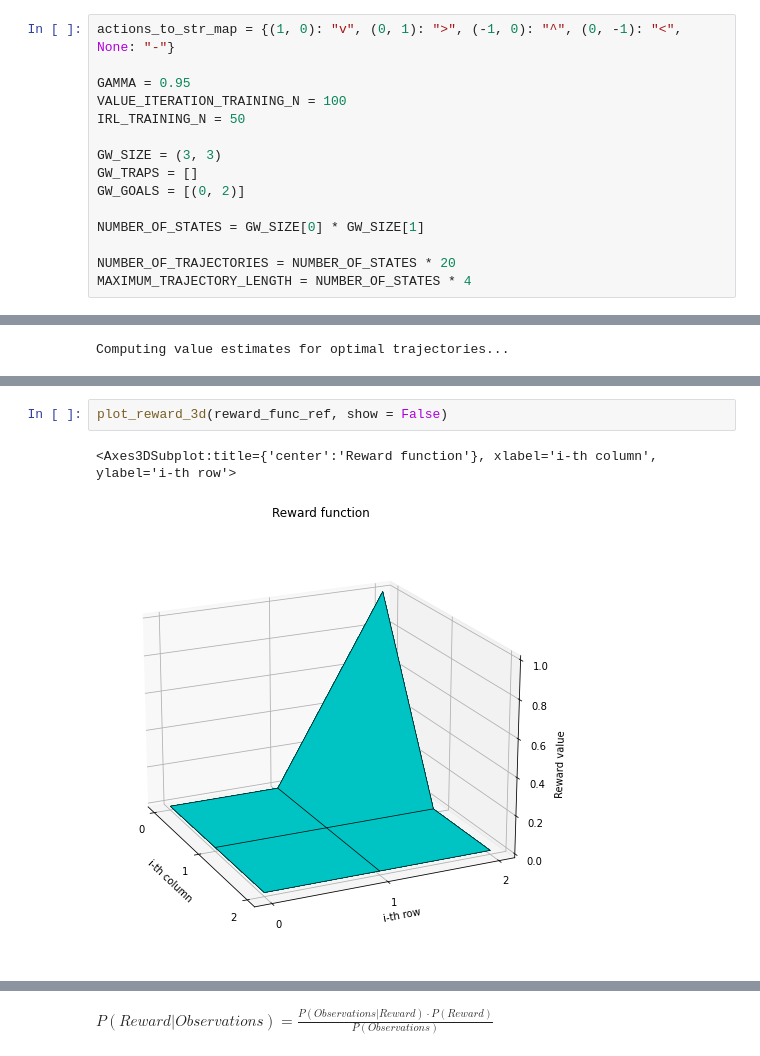
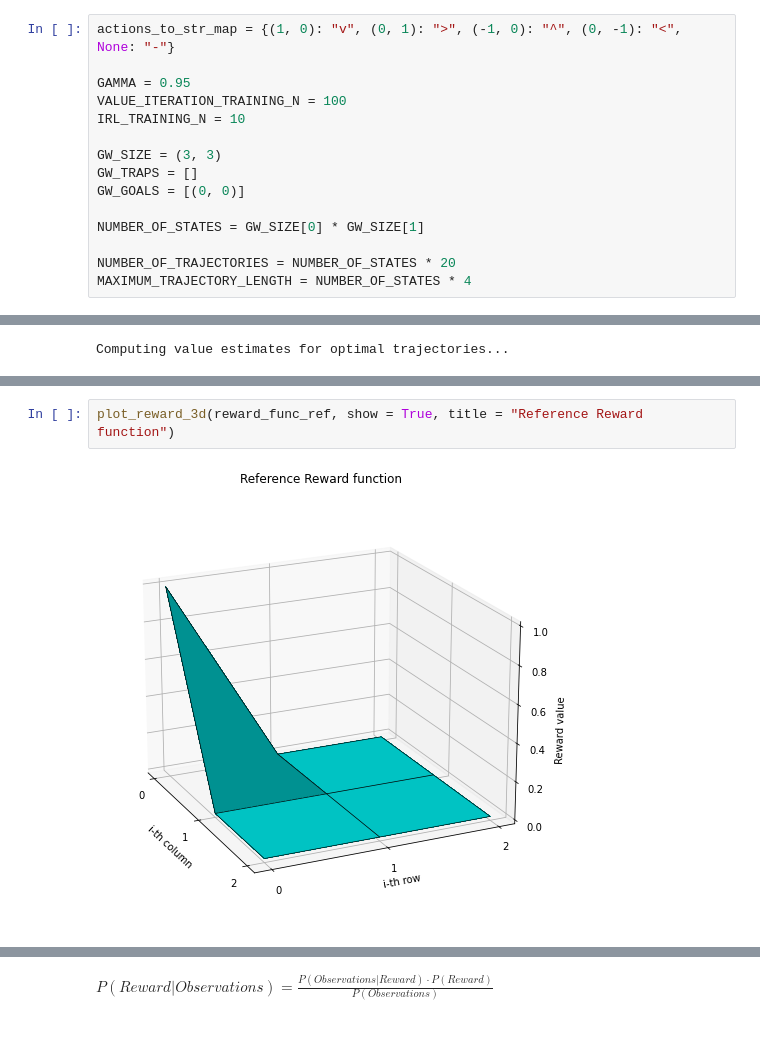
Before and after one commit to NiklasAndMaxRL/IRL_project, a Jupyter notebook: Presentation.ipynb, the cells around one changed output, grey strips where cells are left out. Saved outputs shown, nothing was run; the diff lists cells and outputs as text.

```diff
--- a/Presentation.ipynb
+++ b/Presentation.ipynb
@@ -560,11 +577,11 @@ actions_to_str_map = {(1, 0): "v", (0, 1): ">", (-1, 0): "^", (0, -1): "<", None
 
 GAMMA = 0.95
 VALUE_ITERATION_TRAINING_N = 100
-IRL_TRAINING_N = 50
+IRL_TRAINING_N = 10
 
 GW_SIZE = (3, 3)
 GW_TRAPS = []
-GW_GOALS = [(0, 2)]
+GW_GOALS = [(0, 0)]
 
 NUMBER_OF_STATES = GW_SIZE[0] * GW_SIZE[1]
 
@@ -757,8 +774,7 @@ Policy:
 ============================================================
 ============================================================
 # %%
-plot_reward_3d(reward_func_ref, show = False)
+plot_reward_3d(reward_func_ref, show = True, title = "Reference Reward function")
 # %% [output]
-<Axes3DSubplot:title={'center':'Reward function'}, xlabel='i-th column', ylabel='i-th row'>
-[figure, old version]
+[figure, new version]
 # %%
```
Also changed, not shown: parts of 39 cells of this notebook.
